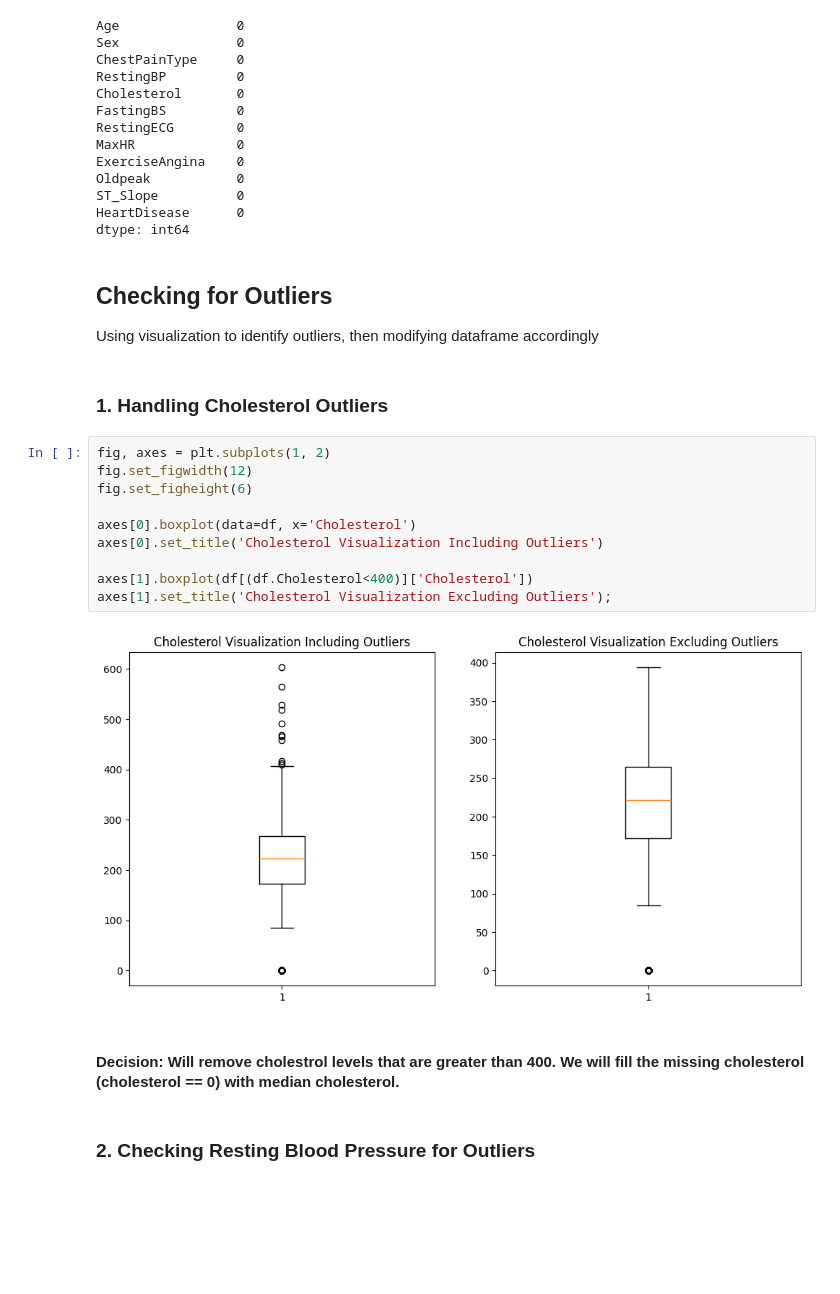
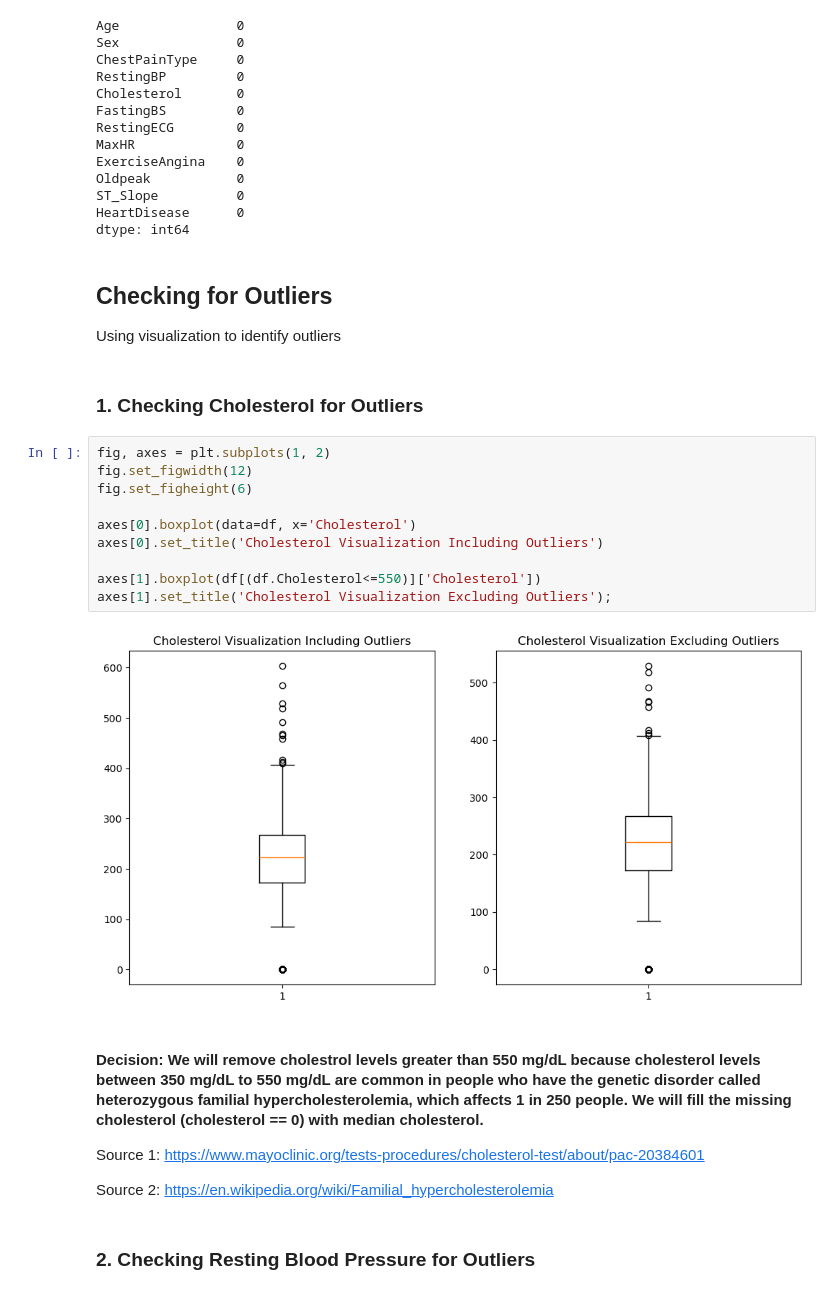
Before and after one commit to malikka-rajshahi/Heart-Failure-Analysis, a Jupyter notebook: HeartAnalysisCombined.ipynb, the cells around one changed output. Saved outputs shown, nothing was run; the diff lists cells and outputs as text; blank space fills up the shorter version.

```diff
--- a/HeartAnalysisCombined.ipynb
+++ b/HeartAnalysisCombined.ipynb
@@ -67,23 +87,26 @@ HeartDisease      0
 dtype: int64
 # %% [markdown]
 ## Checking for Outliers
-Using visualization to identify outliers, then modifying dataframe accordingly
+Using visualization to identify outliers
 # %% [markdown]
-### 1. Handling Cholesterol Outliers
+### 1. Checking Cholesterol for Outliers
 # %%
 fig, axes = plt.subplots(1, 2)
 fig.set_figwidth(12)
 fig.set_figheight(6)
 
 axes[0].boxplot(data=df, x='Cholesterol')
 axes[0].set_title('Cholesterol Visualization Including Outliers')
 
-axes[1].boxplot(df[(df.Cholesterol<400)]['Cholesterol'])
+axes[1].boxplot(df[(df.Cholesterol<=550)]['Cholesterol'])
 axes[1].set_title('Cholesterol Visualization Excluding Outliers');
 # %% [output]
-[figure, old version]
+[figure, new version]
-# %% [markdown]
-#### Decision: Will remove cholestrol levels that are greater than 400. We will fill the missing cholesterol (cholesterol == 0) with median cholesterol.
+# %% [markdown]
+#### Decision: We will remove cholestrol levels greater than 550 mg/dL because cholesterol levels between 350 mg/dL to 550 mg/dL are common in people who have the genetic disorder called heterozygous familial hypercholesterolemia, which affects 1 in 250 people. We will fill the missing cholesterol (cholesterol == 0) with median cholesterol.
+Source 1: https://www.mayoclinic.org/tests-procedures/cholesterol-test/about/pac-20384601
+
+Source 2: https://en.wikipedia.org/wiki/Familial_hypercholesterolemia
 # %% [markdown]
 ### 2. Checking Resting Blood Pressure for Outliers
 # %%
```
Also changed, not shown: parts of 52 cells of this notebook.
